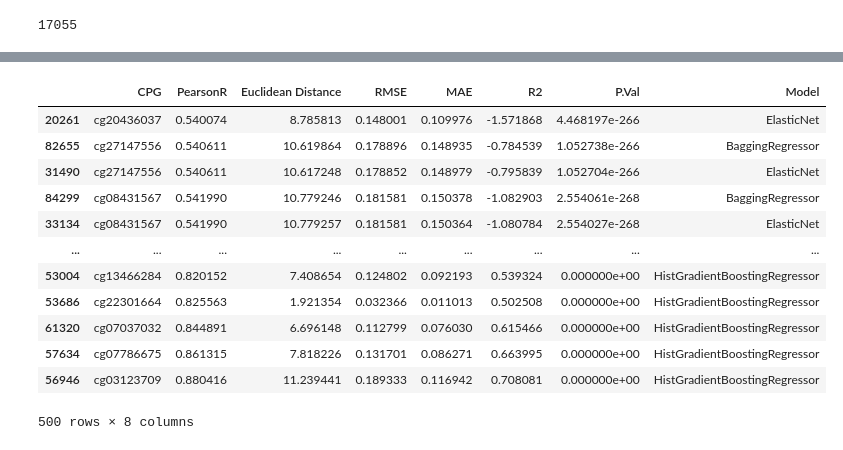
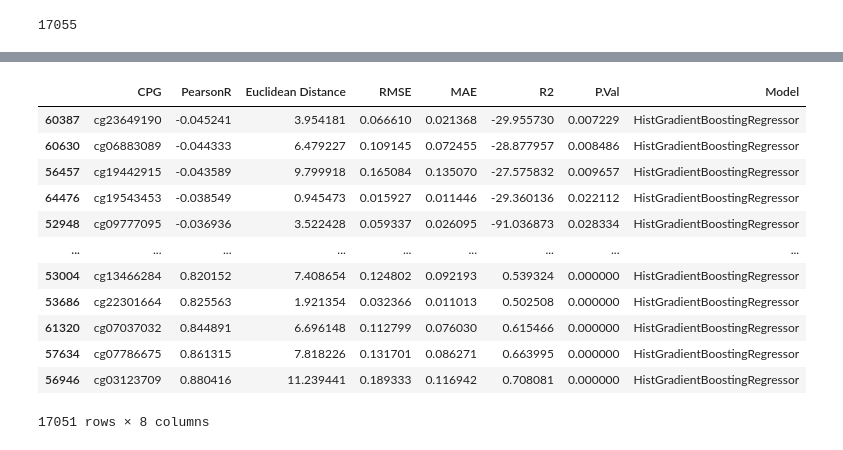
Before and after one commit to ansarahmadjaved/methpred, a Jupyter notebook: main.ipynb, the cells around one changed output, grey strips where cells are left out. Drawn from its saved outputs; the diff is of its cells as text; code cells hidden in the pictures.

```diff
--- a/main.ipynb
+++ b/main.ipynb
@@ -182,19 +175,19 @@ Name: count, dtype: int64
 # %%
-MethPredicted.sort_values(by='PearsonR').dropna().tail(500)
+MethPredicted[MethPredicted.Model.str.contains('hist', case=False)].sort_values(by='PearsonR').dropna()#.tail(1500)['CPG'][:10]
 # %% [output]
 |  | CPG | PearsonR | Euclidean Distance | RMSE | MAE | R2 | P.Val | Model |
-| 20261 | cg20436037 | 0.540074 | 8.785813 | 0.148001 | 0.109976 | -1.571868 | 4.468197e-266 | ElasticNet |
-| 82655 | cg27147556 | 0.540611 | 10.619864 | 0.178896 | 0.148935 | -0.784539 | 1.052738e-266 | BaggingRegressor |
-| 31490 | cg27147556 | 0.540611 | 10.617248 | 0.178852 | 0.148979 | -0.795839 | 1.052704e-266 | ElasticNet |
-| 84299 | cg08431567 | 0.541990 | 10.779246 | 0.181581 | 0.150378 | -1.082903 | 2.554061e-268 | BaggingRegressor |
-| 33134 | cg08431567 | 0.541990 | 10.779257 | 0.181581 | 0.150364 | -1.080784 | 2.554027e-268 | ElasticNet |
+| 60387 | cg23649190 | -0.045241 | 3.954181 | 0.066610 | 0.021368 | -29.955730 | 0.007229 | HistGradientBoostingRegressor |
+| 60630 | cg06883089 | -0.044333 | 6.479227 | 0.109145 | 0.072455 | -28.877957 | 0.008486 | HistGradientBoostingRegressor |
+| 56457 | cg19442915 | -0.043589 | 9.799918 | 0.165084 | 0.135070 | -27.575832 | 0.009657 | HistGradientBoostingRegressor |
+| 64476 | cg19543453 | -0.038549 | 0.945473 | 0.015927 | 0.011446 | -29.360136 | 0.022112 | HistGradientBoostingRegressor |
+| 52948 | cg09777095 | -0.036936 | 3.522428 | 0.059337 | 0.026095 | -91.036873 | 0.028334 | HistGradientBoostingRegressor |
 | ... | ... | ... | ... | ... | ... | ... | ... | ... |
-| 53004 | cg13466284 | 0.820152 | 7.408654 | 0.124802 | 0.092193 | 0.539324 | 0.000000e+00 | HistGradientBoostingRegressor |
-| 53686 | cg22301664 | 0.825563 | 1.921354 | 0.032366 | 0.011013 | 0.502508 | 0.000000e+00 | HistGradientBoostingRegressor |
-| 61320 | cg07037032 | 0.844891 | 6.696148 | 0.112799 | 0.076030 | 0.615466 | 0.000000e+00 | HistGradientBoostingRegressor |
-| 57634 | cg07786675 | 0.861315 | 7.818226 | 0.131701 | 0.086271 | 0.663995 | 0.000000e+00 | HistGradientBoostingRegressor |
-| 56946 | cg03123709 | 0.880416 | 11.239441 | 0.189333 | 0.116942 | 0.708081 | 0.000000e+00 | HistGradientBoostingRegressor |
+| 53004 | cg13466284 | 0.820152 | 7.408654 | 0.124802 | 0.092193 | 0.539324 | 0.000000 | HistGradientBoostingRegressor |
+| 53686 | cg22301664 | 0.825563 | 1.921354 | 0.032366 | 0.011013 | 0.502508 | 0.000000 | HistGradientBoostingRegressor |
+| 61320 | cg07037032 | 0.844891 | 6.696148 | 0.112799 | 0.076030 | 0.615466 | 0.000000 | HistGradientBoostingRegressor |
+| 57634 | cg07786675 | 0.861315 | 7.818226 | 0.131701 | 0.086271 | 0.663995 | 0.000000 | HistGradientBoostingRegressor |
+| 56946 | cg03123709 | 0.880416 | 11.239441 | 0.189333 | 0.116942 | 0.708081 | 0.000000 | HistGradientBoostingRegressor |
-500 rows × 8 columns
+17051 rows × 8 columns
 # %%
 def plotCPG(SelectedCpg, model, axis):
     SelectedTranscripts = ProteinCodCpgsAnnotations.loc[SelectedCpg]['transcriptIDs'].split(';')
```
Also changed, not shown: parts of 19 cells of this notebook.
